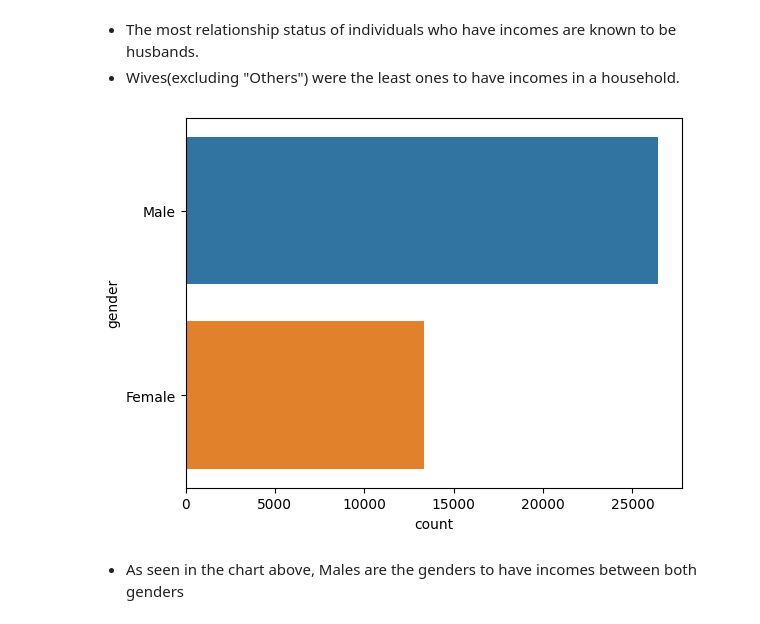
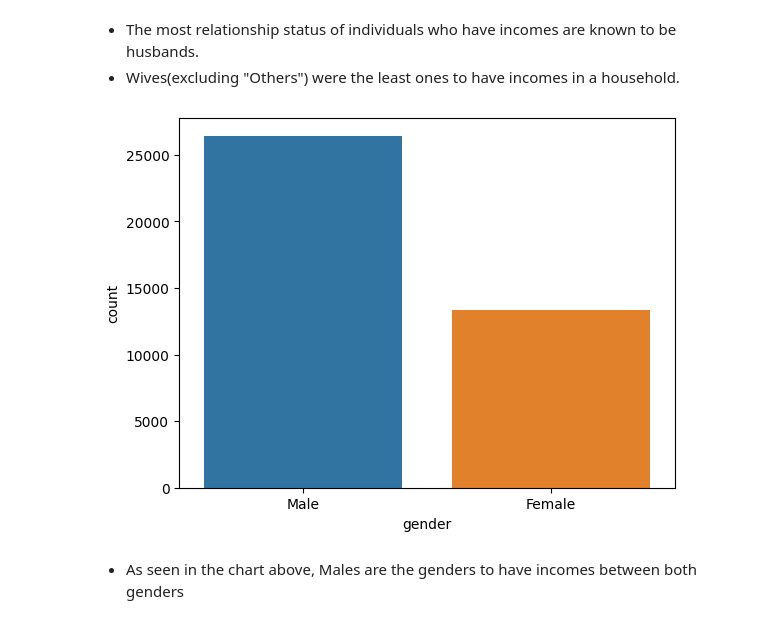
Before and after one commit to ob3dd/Adult-Income, a Jupyter notebook: Adult_Income.ipynb, the cells around one changed output. Cells and saved outputs as stored; diff of their text form; code cells hidden in the pictures.

```diff
--- a/Adult_Income.ipynb
+++ b/Adult_Income.ipynb
@@ -196,9 +210,9 @@ sns.countplot(data = df, y = 'relationship');
 - The most relationship status of individuals who have incomes are known to be husbands.
 - Wives(excluding "Others") were the least ones to have incomes in a household.
 # %%
-sns.countplot(data = df, y = 'gender');
+sns.countplot(data = df, x = 'gender');
 # %% [output]
-[figure, old version]
+[figure, new version]
 # %% [markdown]
 - As seen in the chart above, Males are the genders to have incomes between both genders
 # %%
```
Also changed, not shown: parts of 17 cells of this notebook.
